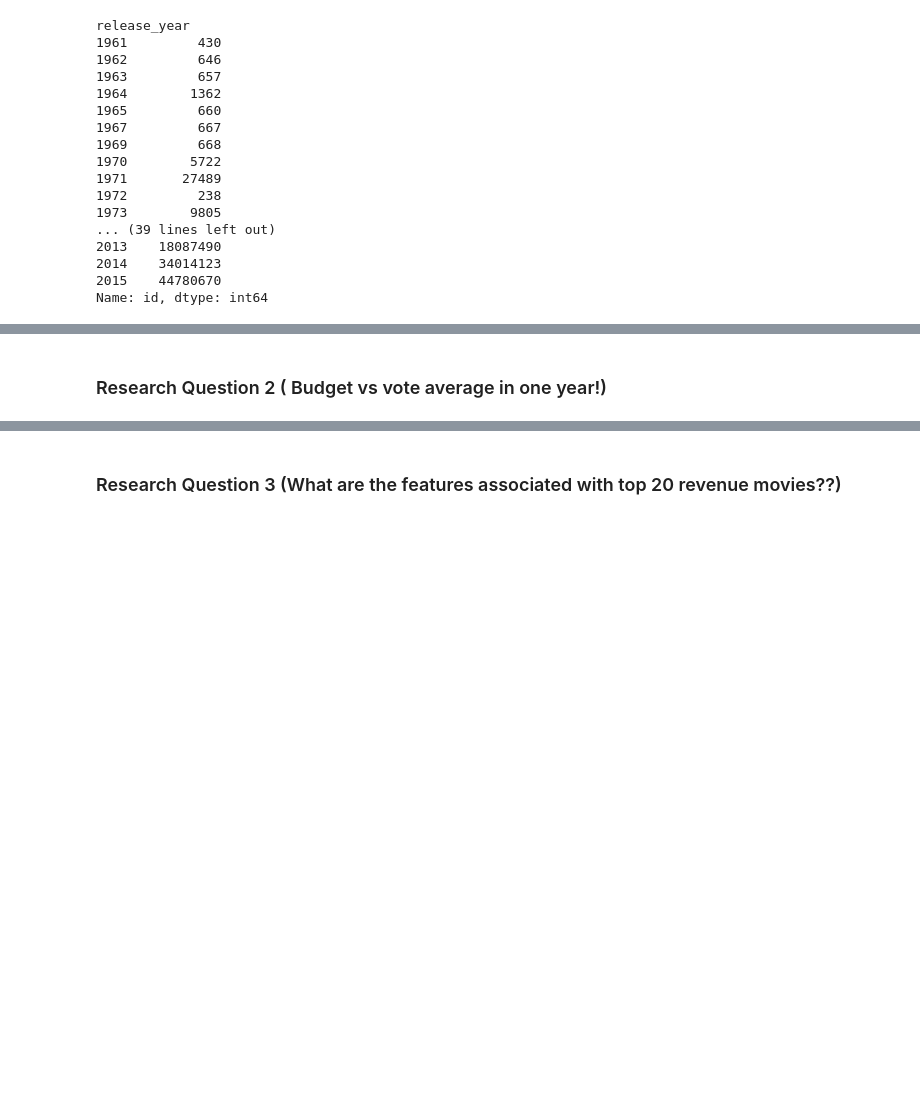
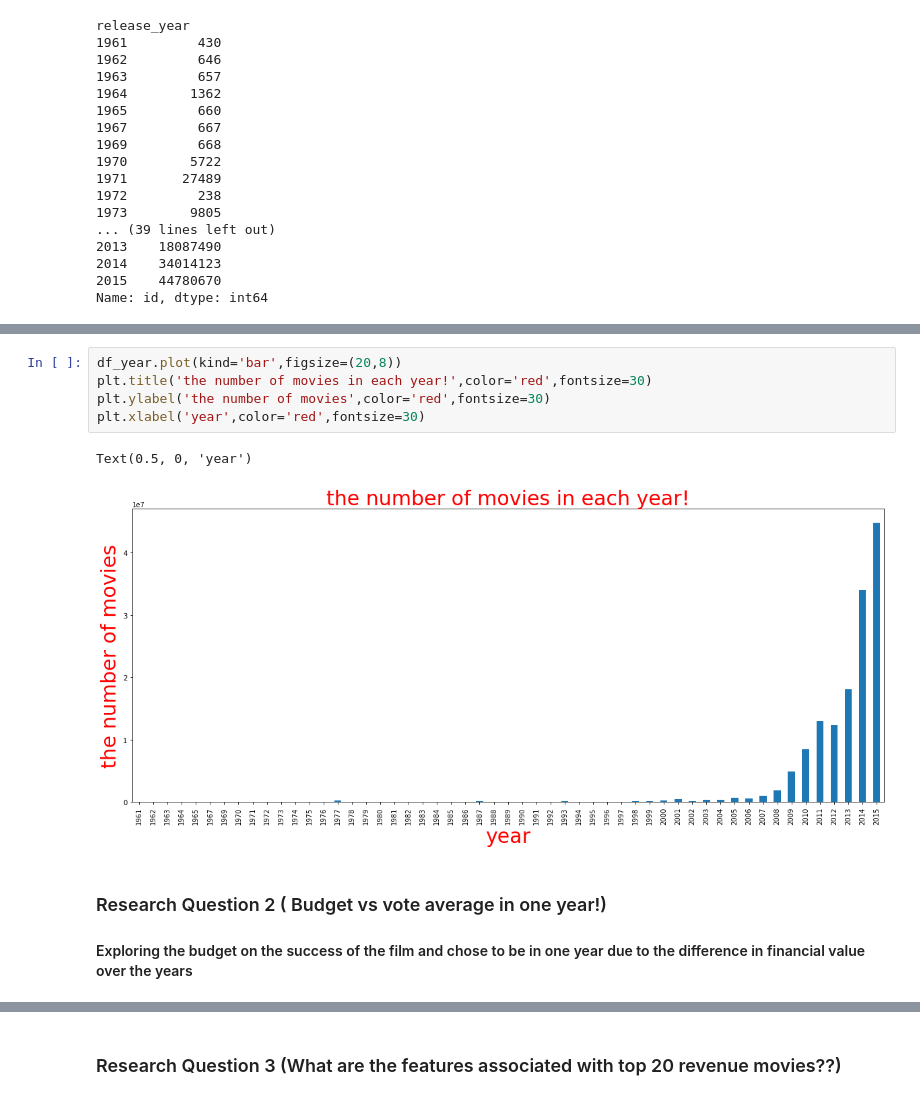
Before and after one commit to AhmedShaban183/Data-Analysis, a Jupyter notebook: movies data/Investigate_a_Dataset.ipynb, the cells around one changed output, grey strips where cells are left out. Saved outputs shown, nothing was run; the diff lists cells and outputs as text; blank space fills up the shorter version.

```diff
--- a/movies data/Investigate_a_Dataset.ipynb
+++ b/movies data/Investigate_a_Dataset.ipynb
@@ -231,5 +216,14 @@ df_year.plot(kind='bar',figsize=(20,8))
+# %%
+df_year.plot(kind='bar',figsize=(20,8))
+plt.title('the number of movies in each year!',color='red',fontsize=30)
+plt.ylabel('the number of movies',color='red',fontsize=30)
+plt.xlabel('year',color='red',fontsize=30)
+# %% [output]
+Text(0.5, 0, 'year')
+[figure, added]
 # %% [markdown]
 ### Research Question 2  ( Budget vs  vote average in one year!)
+#### Exploring the budget on the success of the film and chose to be in one year due to the difference in financial value over the years
 # %%
 # Continue to explore the data to address your additional research
 #   questions. Add more headers as needed if you have more questions to
```
Also changed, not shown: parts of 26 cells of this notebook, 2 other files.
